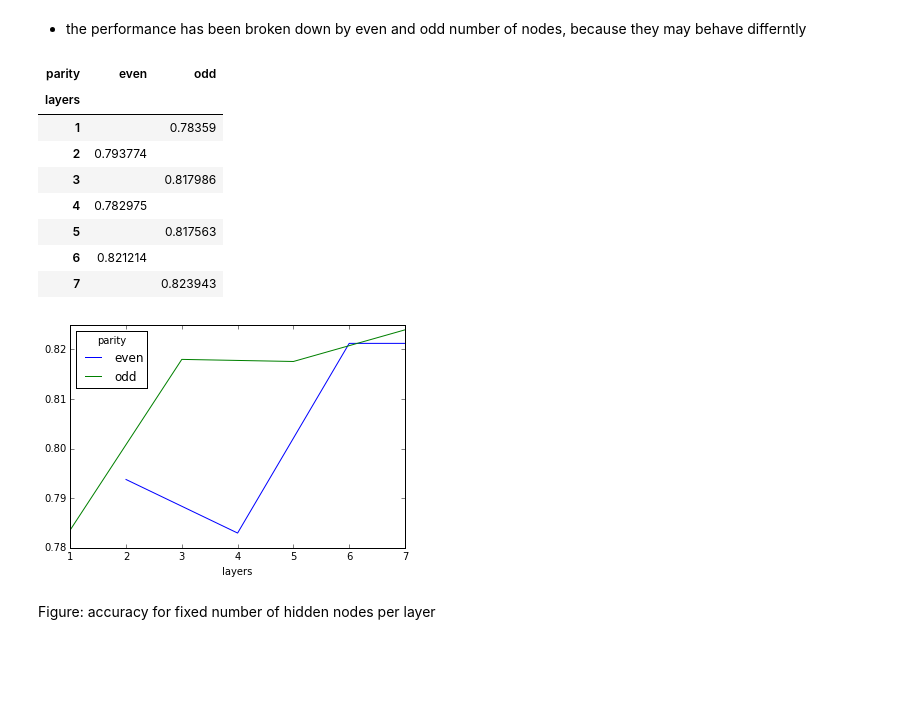
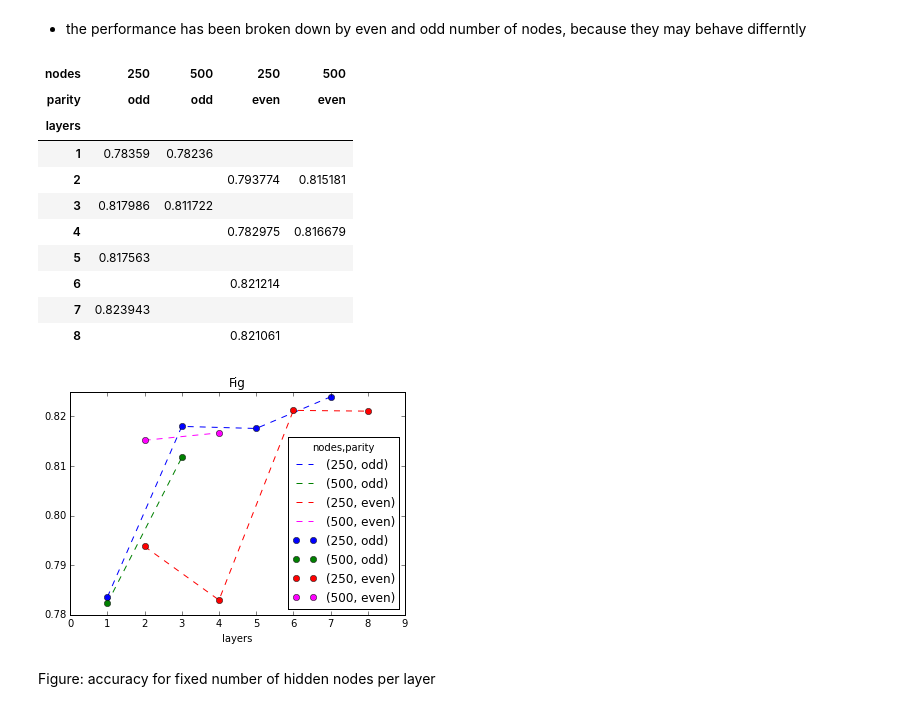
Before and after one commit to yogeshg/artistic-styles, a Jupyter notebook: hw/src/hw2.ipynb, the cells around one changed output. Saved outputs shown, nothing was run; the diff lists cells and outputs as text; code cells hidden in the pictures; blank space fills up the shorter version.

```diff
--- a/hw/src/hw2.ipynb
+++ b/hw/src/hw2.ipynb
@@ -29,21 +31,29 @@ df2b4  = df1[ idx_2b4 ].set_index(['layers', 'tot_nodes']).sort_index()
 Plot the result (reproducing Figure 1)
 # %% [markdown]
  * the performance has been broken down by even and odd number of nodes, because they may behave differntly
-# %%
-s = ((100-df2b3.test)/100).unstack('parity')
-s.interpolate().plot()
-s.fillna('')
-# %% [output]
-| parity | even | odd |
-| layers |  |  |
-| 1 |  | 0.78359 |
-| 2 | 0.793774 |  |
-| 3 |  | 0.817986 |
-| 4 | 0.782975 |  |
-| 5 |  | 0.817563 |
-| 6 | 0.821214 |  |
-| 7 |  | 0.823943 |
-[figure, removed]
+# %%
+s = ((100-df2b3.test)/100).unstack(['nodes','parity'])
+s2 = (s.fillna(method='ffill')+s.fillna(method='bfill'))/2
+xticks=range(10)
+ax = plt.gca()
+ax.set_color_cycle(['blue','green','red','magenta'])
+ax = s2.plot(ax=ax, xticks=xticks, linestyle='--')
+ax = s.plot(ax=ax, xticks=xticks, marker='o', linestyle='')
+ax.set_title('Fig')
+s.fillna('')
+# %% [output]
+| nodes | 250 | 500 | 250 | 500 |
+| parity | odd | odd | even | even |
+| layers |  |  |  |  |
+| 1 | 0.78359 | 0.78236 |  |  |
+| 2 |  |  | 0.793774 | 0.815181 |
+| 3 | 0.817986 | 0.811722 |  |  |
+| 4 |  |  | 0.782975 | 0.816679 |
+| 5 | 0.817563 |  |  |  |
+| 6 |  |  | 0.821214 |  |
+| 7 | 0.823943 |  |  |  |
+| 8 |  |  | 0.821061 |  |
+[figure, added]
 # %% [markdown]
 Figure: accuracy for fixed number of hidden nodes per layer
 # %% [markdown]
```
Also changed, not shown: parts of 5 cells of this notebook, 1 other file.
